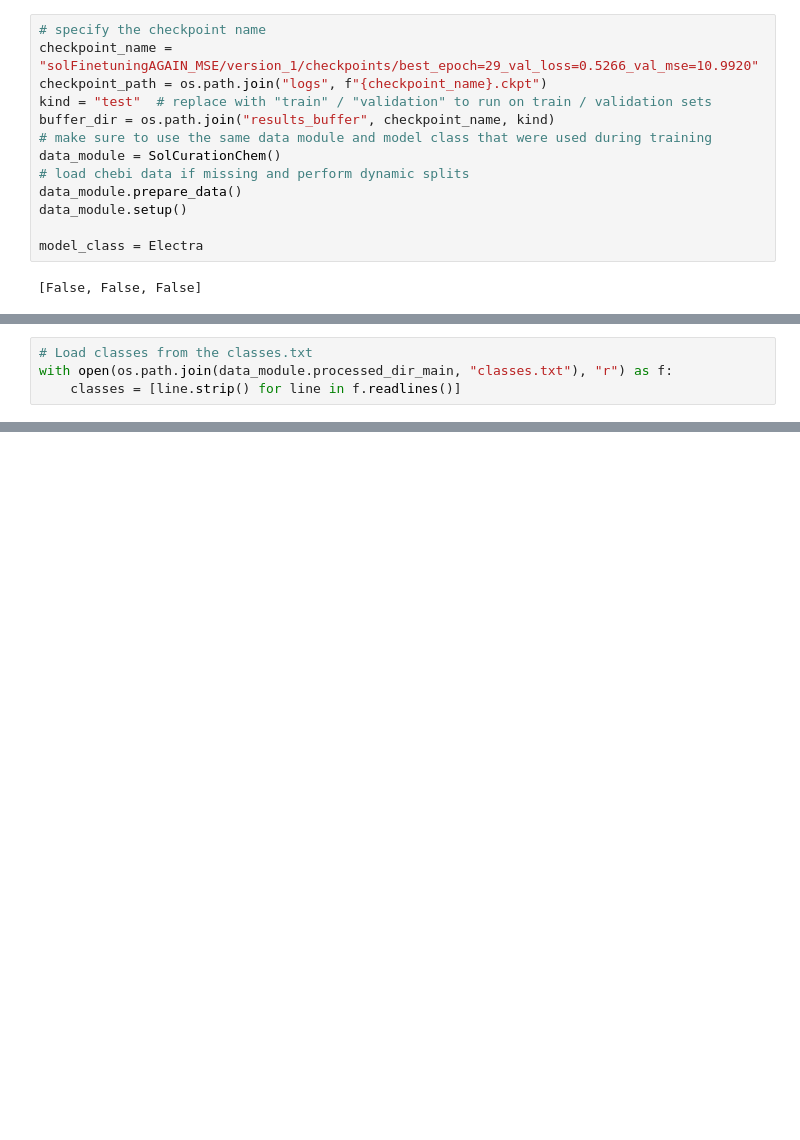
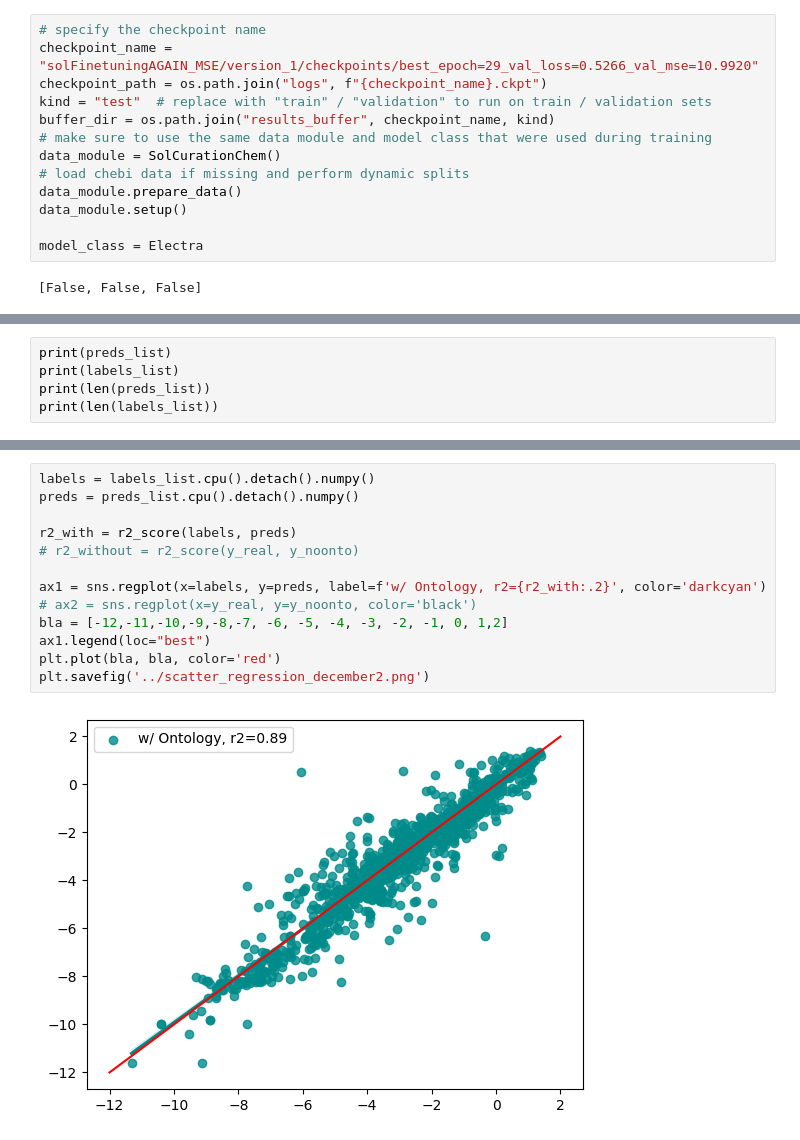
Before and after one commit to schnamo/python-chebai, a Jupyter notebook: eval_model_regression.ipynb, the cells around one changed output, grey strips where cells are left out. Saved outputs shown, nothing was run; the diff lists cells and outputs as text; blank space fills up the shorter version.

Commit message:
further adjusting evaluation function for regression

```diff
--- a/eval_model_regression.ipynb
+++ b/eval_model_regression.ipynb
@@ -63,4 +64,5 @@ FileNotFoundError: [Errno 2] No such file or directory: '/Users/ctumes/python-ch
 # %%
-# Load classes from the classes.txt
-with open(os.path.join(data_module.processed_dir_main, "classes.txt"), "r") as f:
-    classes = [line.strip() for line in f.readlines()]
+print(preds_list)
+print(labels_list)
+print(len(preds_list))
+print(len(labels_list))
@@ -96,0 +106,15 @@ Found 63 classes with F1-score == 0 (and non-zero labels): 17792, 22563, 22632,
+# %%
+labels = labels_list.cpu().detach().numpy()
+preds = preds_list.cpu().detach().numpy()
+
+r2_with = r2_score(labels, preds)
+# r2_without = r2_score(y_real, y_noonto)
+
+ax1 = sns.regplot(x=labels, y=preds, label=f'w/ Ontology, r2={r2_with:.2}', color='darkcyan')
+# ax2 = sns.regplot(x=y_real, y=y_noonto, color='black')
+bla = [-12,-11,-10,-9,-8,-7, -6, -5, -4, -3, -2, -1, 0, 1,2]
+ax1.legend(loc="best")
+plt.plot(bla, bla, color='red')
+plt.savefig('../scatter_regression_december2.png')
+# %% [output]
+[figure, added]
```
Also changed, not shown: parts of 6 cells of this notebook, 2 other files.
